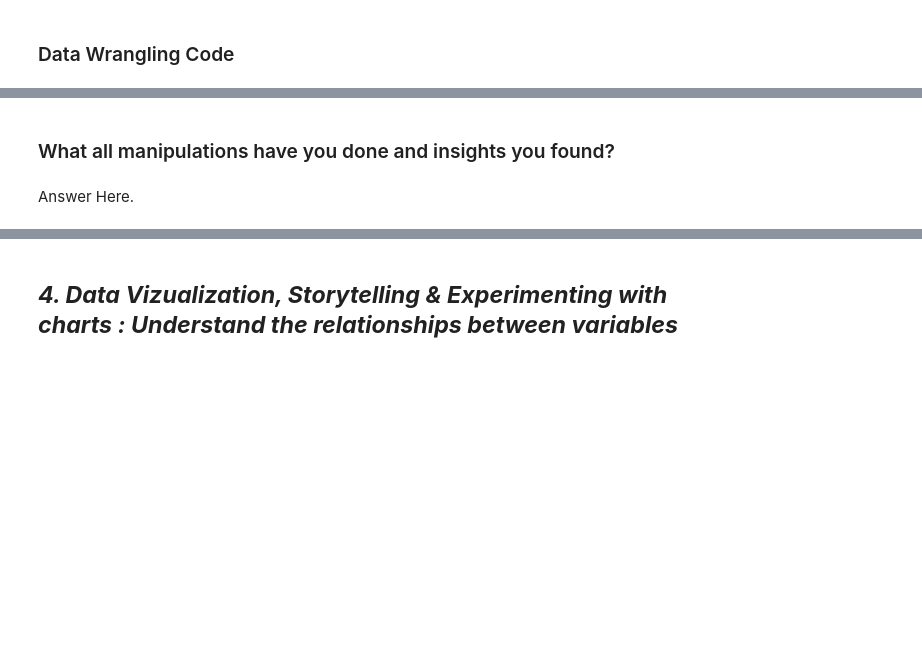
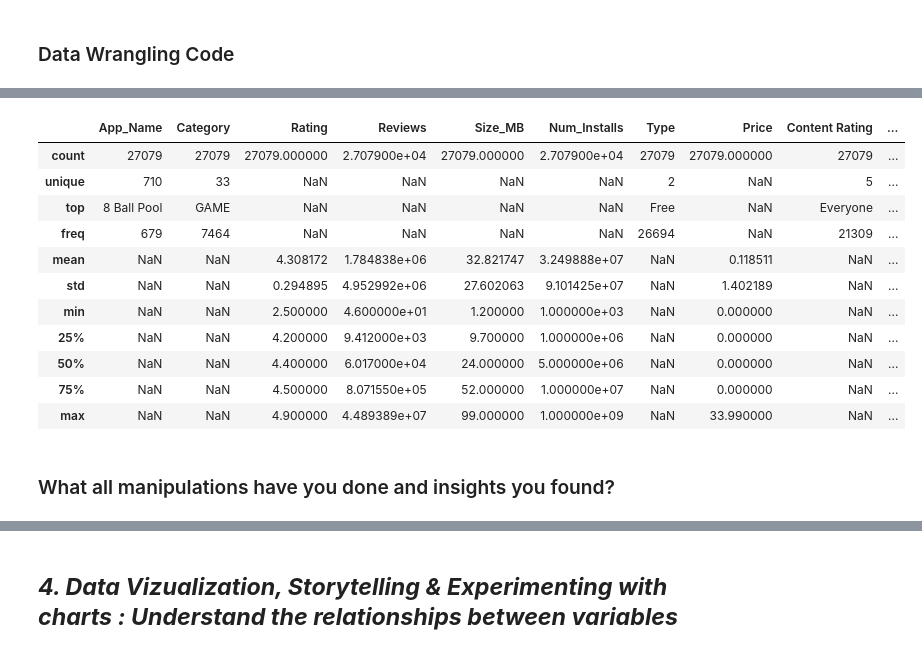
Before and after one commit to Mostaqul143/Playstore-App-Review-Analysis, a Jupyter notebook: EDA Submission Template.ipynb, the cells around one changed output, grey strips where cells are left out. Saved outputs shown, nothing was run; the diff lists cells and outputs as text; code cells hidden in the pictures; blank space fills up the shorter version.

Commit message:
Third Commit On Playstore_App_Review_Analysis

```diff
--- a/EDA Submission Template.ipynb
+++ b/EDA Submission Template.ipynb
@@ -264,0 +296,13 @@ No. of unique values in  Sentiment_Subjectivity is 4382 .
+# %%
+# Convert 'Content Rating' to ordered categorical data type
+
+df['Content Rating'] = pd.Categorical(df['Content Rating'], categories=['Unrated', 'Everyone', 'Everyone 10+', 'Teen', 'Mature 17+', 'Adults only 18+'], ordered=True)
+# %%
+# Convert 'Type' to categorical data type
+df['Type'] = pd.Categorical(df['Type'], categories=['Free', 'Paid'], ordered=True)
+# %%
+# Drop rows with missing values in 'Type' and 'Content Rating' columns
+df.dropna(subset=['Type', 'Content Rating'], inplace=True)
+# %%
+# Reset the index
+df.reset_index(drop=True, inplace=True)
@@ -265,4 +318,17 @@ No. of unique values in  Sentiment_Subjectivity is 4382 .
+# %%
+df.describe(include="all")
+# %% [output]
+|  | App_Name | Category | Rating | Reviews | Size_MB | Num_Installs | Type | Price | Content Rating | ... |
+| count | 27079 | 27079 | 27079.000000 | 2.707900e+04 | 27079.000000 | 2.707900e+04 | 27079 | 27079.000000 | 27079 | ... |
+| unique | 710 | 33 | NaN | NaN | NaN | NaN | 2 | NaN | 5 | ... |
+| top | 8 Ball Pool | GAME | NaN | NaN | NaN | NaN | Free | NaN | Everyone | ... |
+| freq | 679 | 7464 | NaN | NaN | NaN | NaN | 26694 | NaN | 21309 | ... |
+| mean | NaN | NaN | 4.308172 | 1.784838e+06 | 32.821747 | 3.249888e+07 | NaN | 0.118511 | NaN | ... |
+| std | NaN | NaN | 0.294895 | 4.952992e+06 | 27.602063 | 9.101425e+07 | NaN | 1.402189 | NaN | ... |
+| min | NaN | NaN | 2.500000 | 4.600000e+01 | 1.200000 | 1.000000e+03 | NaN | 0.000000 | NaN | ... |
+| 25% | NaN | NaN | 4.200000 | 9.412000e+03 | 9.700000 | 1.000000e+06 | NaN | 0.000000 | NaN | ... |
+| 50% | NaN | NaN | 4.400000 | 6.017000e+04 | 24.000000 | 5.000000e+06 | NaN | 0.000000 | NaN | ... |
+| 75% | NaN | NaN | 4.500000 | 8.071550e+05 | 52.000000 | 1.000000e+07 | NaN | 0.000000 | NaN | ... |
+| max | NaN | NaN | 4.900000 | 4.489389e+07 | 99.000000 | 1.000000e+09 | NaN | 33.990000 | NaN | ... |
 # %% [markdown]
 ### What all manipulations have you done and insights you found?
-# %% [markdown]
-Answer Here.
```
Also changed, not shown: parts of 10 cells of this notebook.
